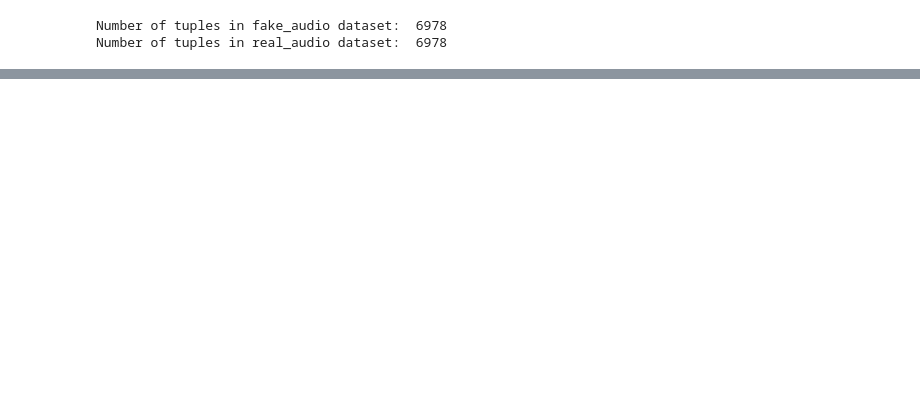
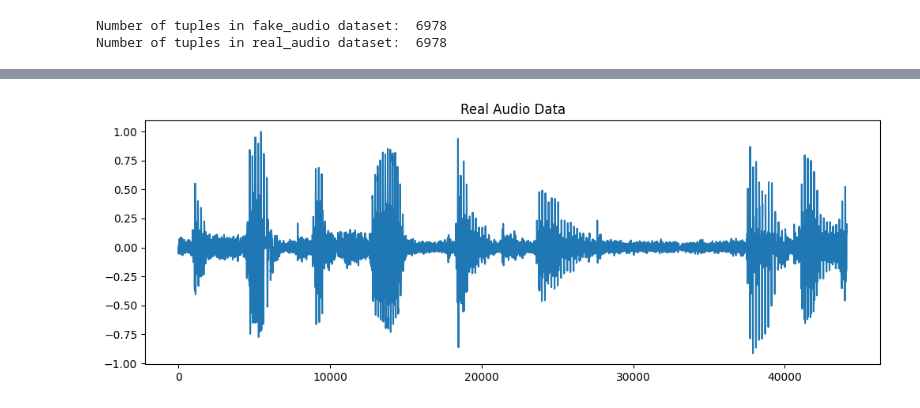
Before and after one commit to napstruck/NoFake, a Jupyter notebook: deepfakeaudiominorproject.ipynb, the cells around one changed output, grey strips where cells are left out. Drawn from its saved outputs; the diff is of its cells as text; code cells hidden in the pictures; blank space fills up the shorter version.

Commit message:
Kaggle Notebook | DeepFakeAudioMinorProject | Version 7

```diff
--- a/deepfakeaudiominorproject.ipynb
+++ b/deepfakeaudiominorproject.ipynb
@@ -287,0 +302,8 @@ Number of tuples in real_audio dataset:  6978
+# %%
+real_ad, real_sr = librosa.load(real_2sec_audio[0])
+plt.figure(figsize=(12, 4))
+plt.plot(real_ad)
+plt.title("Real Audio Data")
+plt.show()
+# %% [output]
+[figure, added]
```
Also changed, not shown: parts of 19 cells of this notebook.
